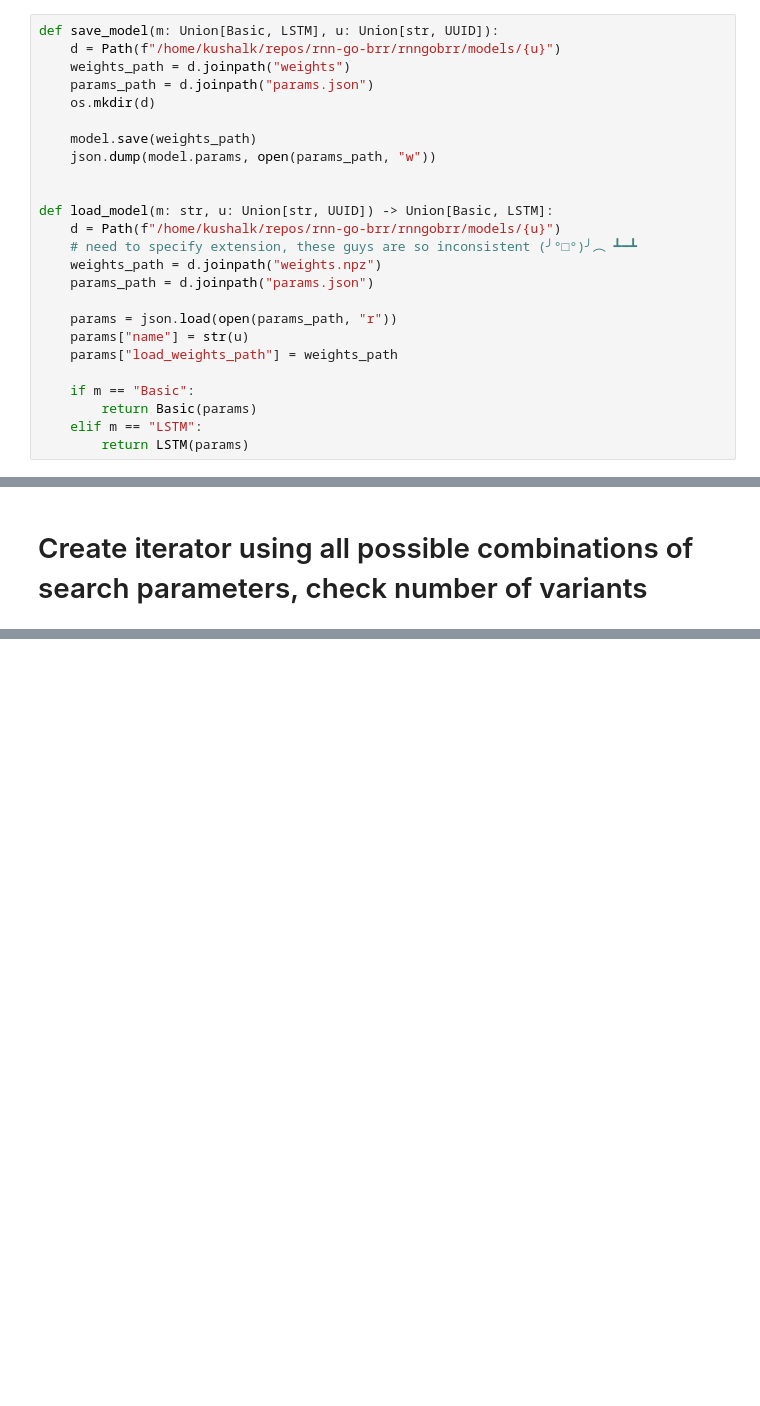
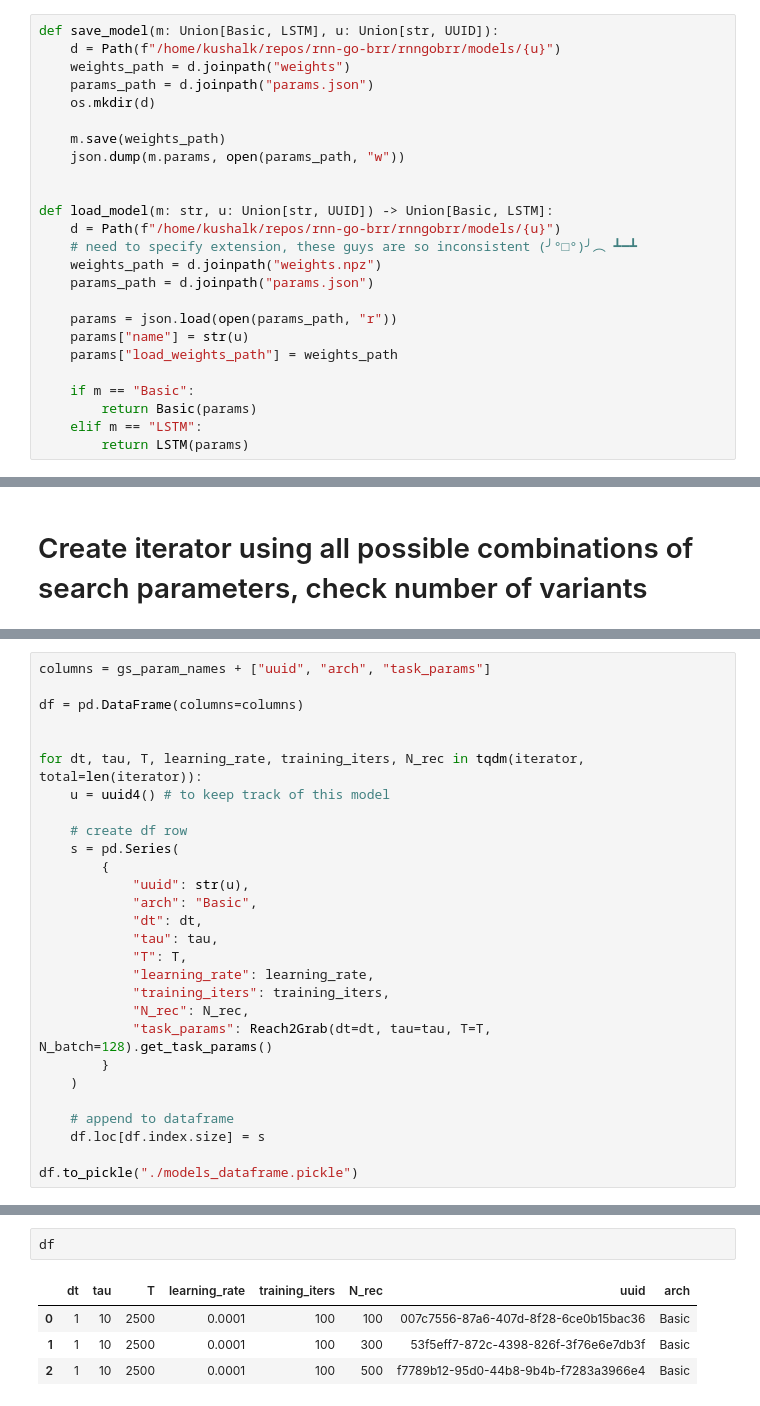
Before and after one commit to kushalkolar/rnn-go-brr, a Jupyter notebook: rnngobrr/gridsearch.ipynb, the cells around one changed output, grey strips where cells are left out. Cells and saved outputs as stored; diff of their text form; blank space fills up the shorter version.

```diff
--- a/rnngobrr/gridsearch.ipynb
+++ b/rnngobrr/gridsearch.ipynb
@@ -139,8 +153,8 @@ def save_model(m: Union[Basic, LSTM], u: Union[str, UUID]):
     params_path = d.joinpath("params.json")
     os.mkdir(d)
 
-    model.save(weights_path)
-    json.dump(model.params, open(params_path, "w"))
+    m.save(weights_path)
+    json.dump(m.params, open(params_path, "w"))
 
 
 def load_model(m: str, u: Union[str, UUID]) -> Union[Basic, LSTM]:
@@ -200,2 +211,30 @@ iterator = product(*[gs_params[k] for k in gs_param_names])
 # %% [output]
 1080
+# %%
+columns = gs_param_names + ["uuid", "arch", "task_params"]
+
+df = pd.DataFrame(columns=columns)
+
+
+for dt, tau, T, learning_rate, training_iters, N_rec in tqdm(iterator, total=len(iterator)):
+    u = uuid4() # to keep track of this model
+
+    # create df row
+    s = pd.Series(
+        {
+            "uuid": str(u),
+            "arch": "Basic",
+            "dt": dt,
+            "tau": tau,
+            "T": T,
+            "learning_rate": learning_rate,
+            "training_iters": training_iters,
+            "N_rec": N_rec,
+            "task_params": Reach2Grab(dt=dt, tau=tau, T=T, N_batch=128).get_task_params()
+        }
+    )
+
+    # append to dataframe
+    df.loc[df.index.size] = s
+
+df.to_pickle("./models_dataframe.pickle")
@@ -265,0 +345,7 @@ To enable them in other operations, rebuild TensorFlow with the appropriate comp
+# %%
+df
+# %% [output]
+|  | dt | tau | T | learning_rate | training_iters | N_rec | uuid | arch |
+| 0 | 1 | 10 | 2500 | 0.0001 | 100 | 100 | 007c7556-87a6-407d-8f28-6ce0b15bac36 | Basic |
+| 1 | 1 | 10 | 2500 | 0.0001 | 100 | 300 | 53f5eff7-872c-4398-826f-3f76e6e7db3f | Basic |
+| 2 | 1 | 10 | 2500 | 0.0001 | 100 | 500 | f7789b12-95d0-44b8-9b4b-f7283a3966e4 | Basic |
```
Also changed, not shown: parts of 10 cells of this notebook, 1 other file.
